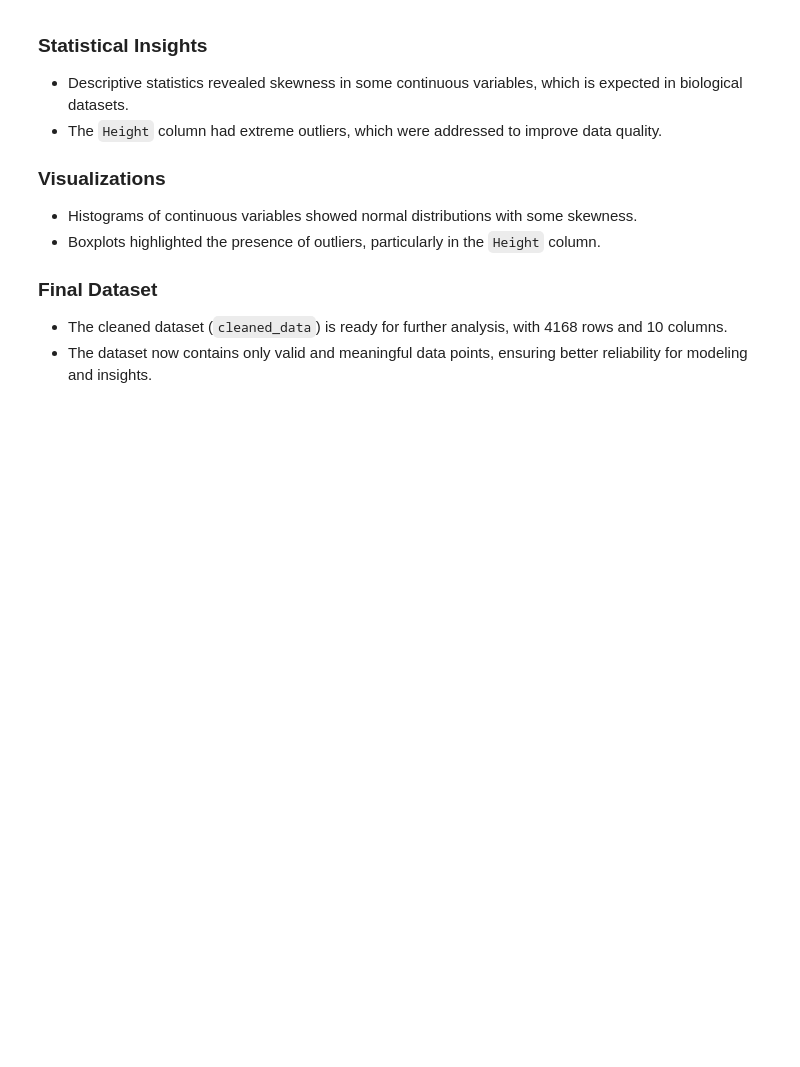
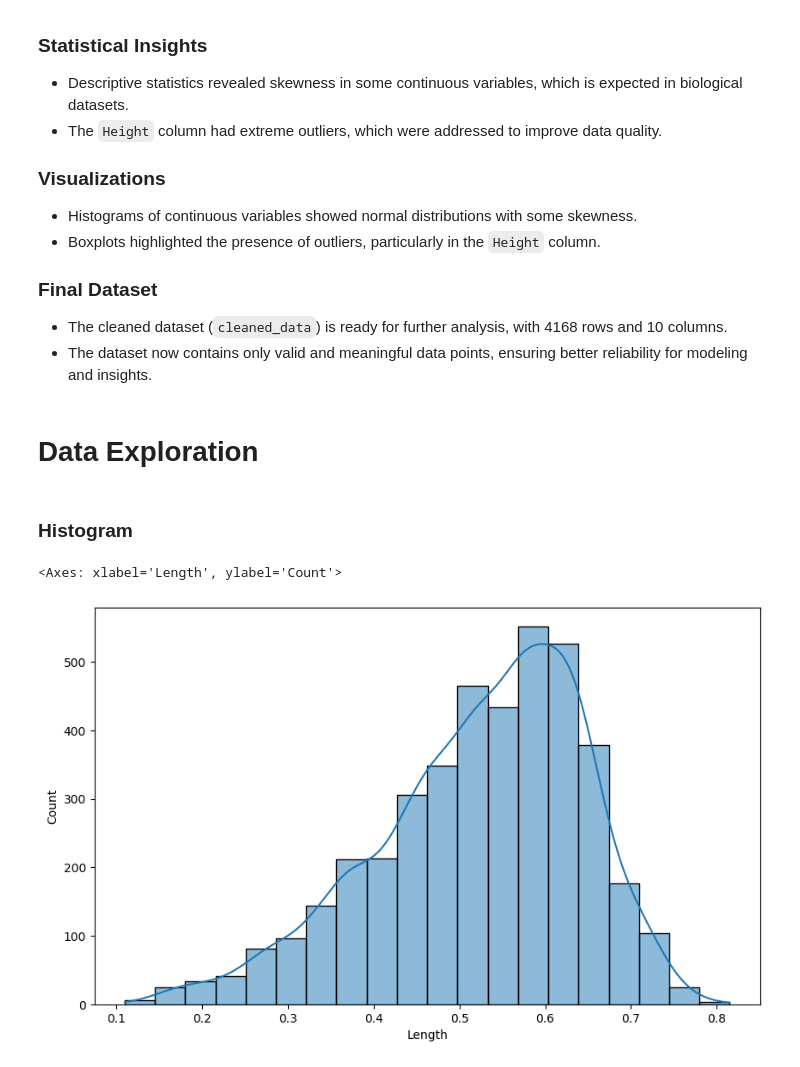
Before and after one commit to yashsavani19/Abalone-Age-Prediction-Analysis, a Jupyter notebook: notebooks/1_Data_Cleaning_and_Exploration.ipynb, the cells around one changed output. Drawn from its saved outputs; the diff is of its cells as text; code cells hidden in the pictures; blank space fills up the shorter version.

Commit message:
Length Variable Explored

```diff
--- a/notebooks/1_Data_Cleaning.ipynb
+++ b/notebooks/1_Data_Cleaning_and_Exploration.ipynb
@@ -174,10 +176,3 @@ for var in continuous_vars:
 [figure]
 [figure]
 [figure]
-# %%
-#Removing rows with 0 or negative values in continuous variables
-data = data[(data[continuous_vars] > 0).all(axis=1)]
-
-# Checking for 0 or negative values in continuous variables
-for vars in continuous_vars:
-    print("0 or Negative values in", vars, ":", (data[vars] <= 0).sum())
@@ -289,0 +258,12 @@ cleaned_data.to_csv('../data/processed/abalone.csv', index=False)
+# %% [markdown]
+# Data Exploration
+# %% [markdown]
+### Histogram
+# %%
+plt.figure(figsize=(10, 6))
+
+#Histogram of Length
+sns.histplot(data['Length'], bins=20, kde=True)
+# %% [output]
+<Axes: xlabel='Length', ylabel='Count'>
+[figure, added]
```
Also changed, not shown: parts of 24 cells of this notebook.
